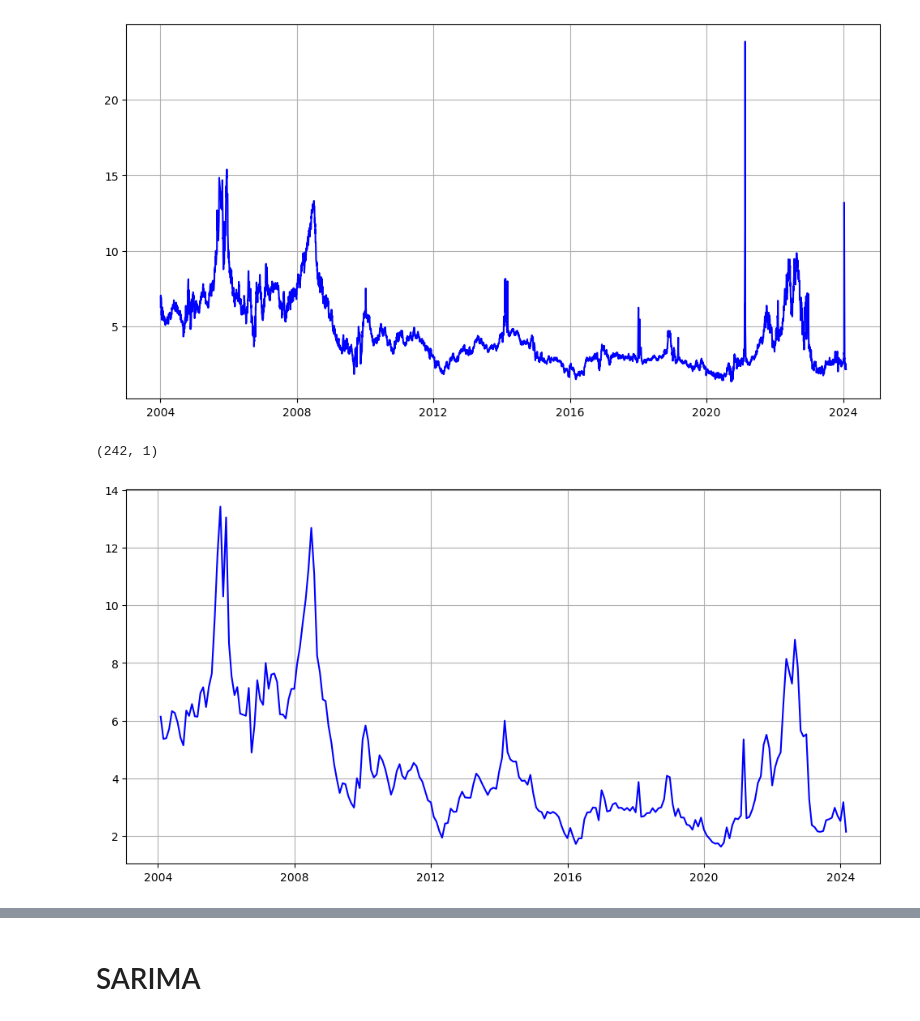
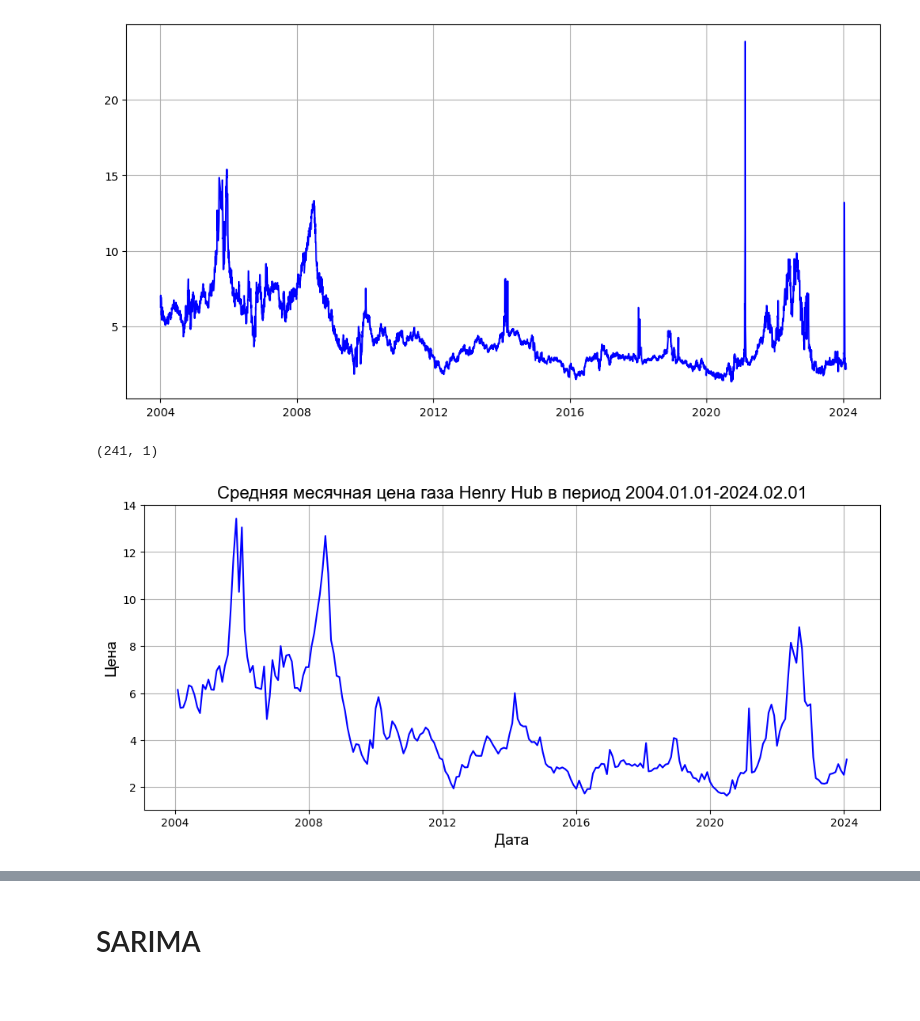
Before and after one commit to akimalikhanov/w, a Jupyter notebook: chap_2_codes_gas.ipynb, the cells around one changed output, grey strips where cells are left out. Cells and saved outputs as stored; diff of their text form; code cells hidden in the pictures; blank space fills up the shorter version.

```diff
--- a/chap_2_codes_gas.ipynb
+++ b/chap_2_codes_gas.ipynb
@@ -56,6 +56,6 @@ plt.show()
 start_date = '2004-01-01'
 end_date = '2024-02-01'
 
-df = df[(df.index >= start_date) & (df.index <= end_date)]
+df = df[(df.index >= start_date) & (df.index < end_date)]
 df.shape
 # %% [output]
@@ -71,14 +71,17 @@ plt.show()
 df=df.reset_index().resample('M', on='Date').mean()
 df.shape
 # %% [output]
-(242, 1)
+(241, 1)
 # %%
-plt.figure(figsize=(12, 6))
+plt.figure(figsize=(12, 5))
 plt.plot(df['Price'], color='b')
+plt.title('Средняя месячная цена газа Henry Hub в период 2004.01.01-2024.02.01', fontsize=16, fontname='Arial')
+plt.xlabel('Дата', fontsize=14, fontname='Arial')
+plt.ylabel('Цена', fontsize=14, fontname='Arial')
 plt.grid(True)
 plt.show()
 # %% [output]
-[figure, old version]
+[figure, new version]
 # %%
 stl_result = STL(df['Price'], seasonal=13).fit()
 
```
Also changed, not shown: parts of 83 cells of this notebook, 1 other file.
